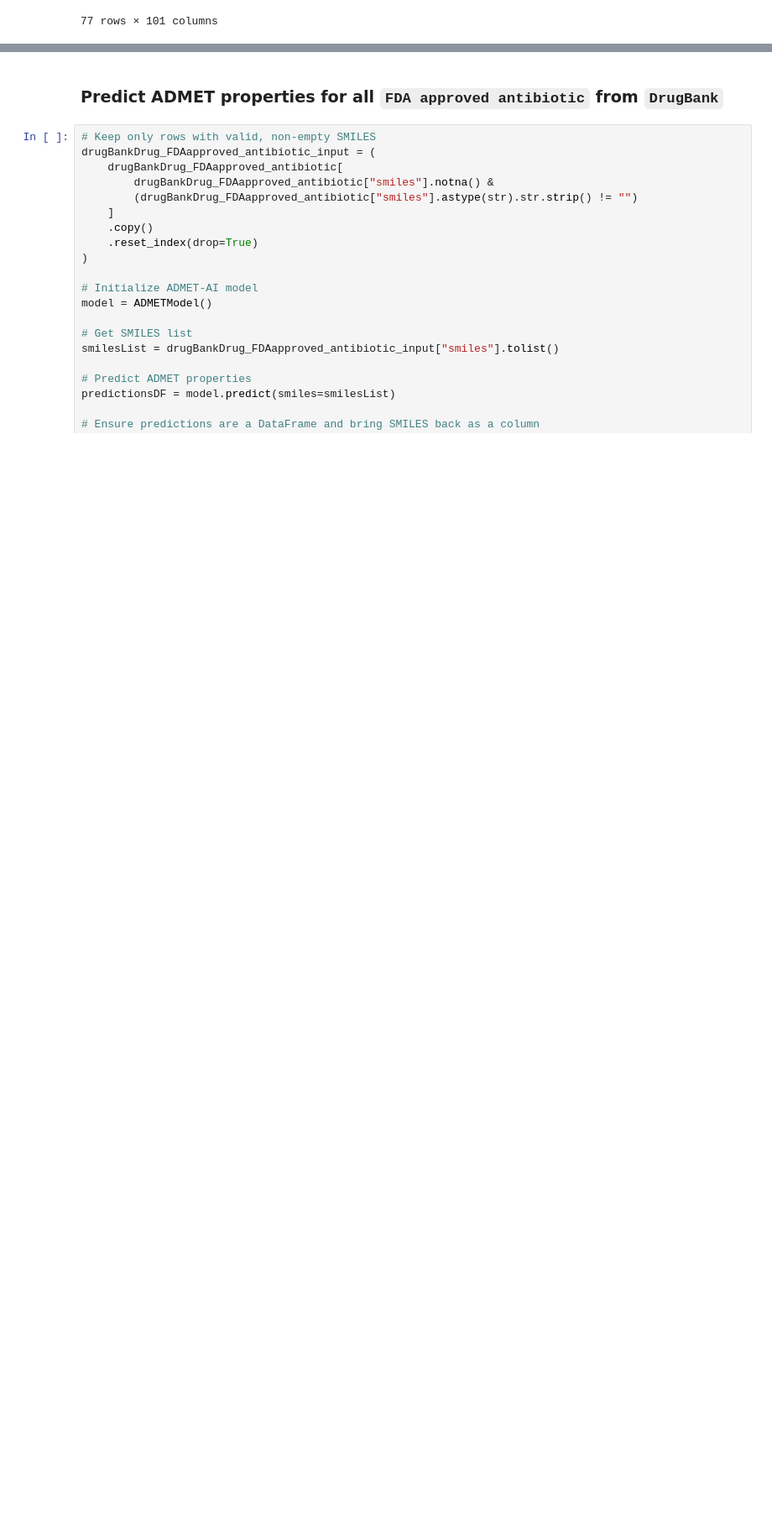
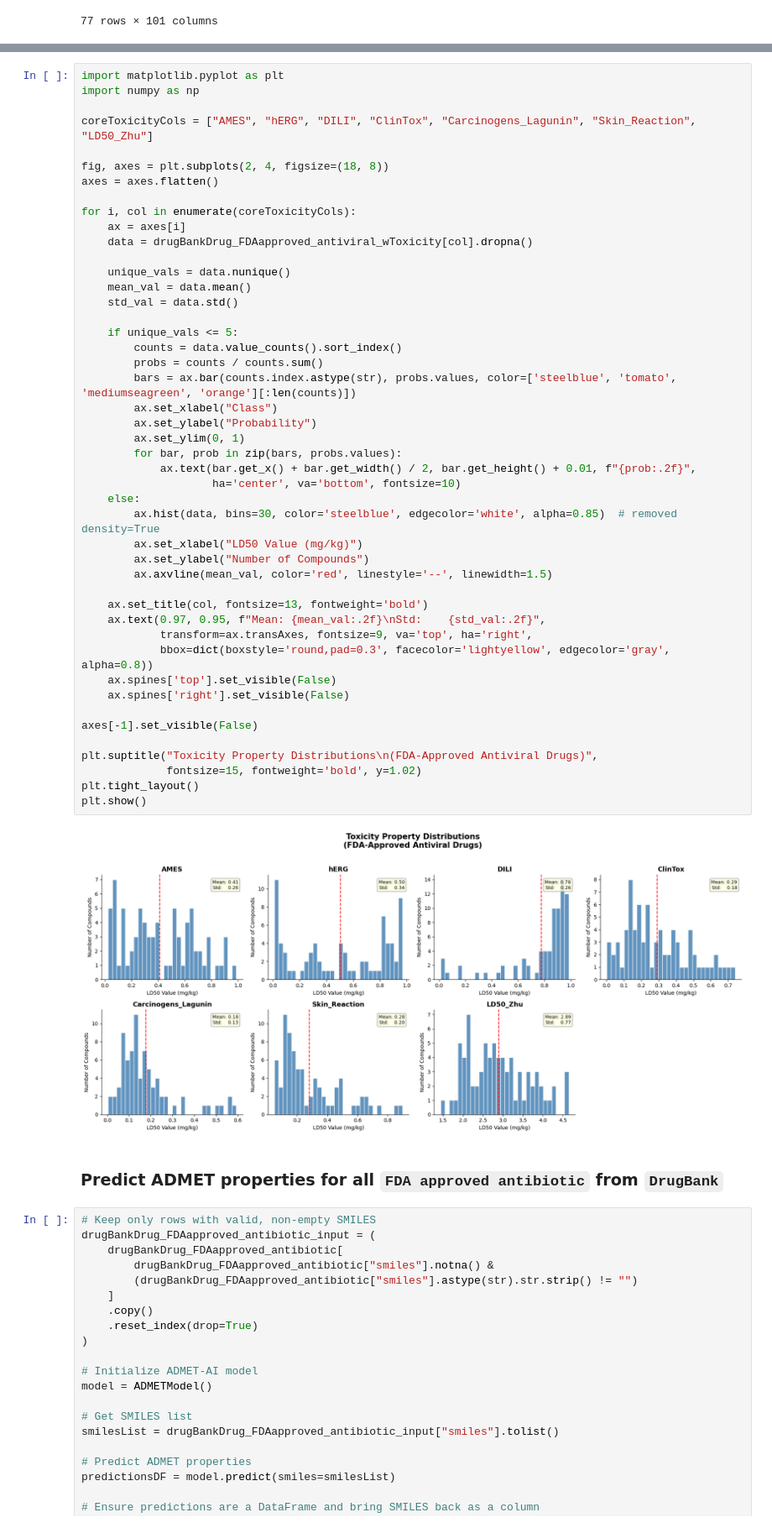
Before and after one commit to soumyadeepghosh35/DTRA_DrugDesign, a Jupyter notebook: DTRA_project_notebooks/Step6_Toxicity_DrugbankDrugcentral.ipynb, the cells around one changed output, grey strips where cells are left out. Shown at 84% size. Drawn from its saved outputs; the diff is of its cells as text; blank space fills up the shorter version.

```diff
--- a/DTRA_project_notebooks/Step6_Toxicity_DrugbankDrugcentral.ipynb
+++ b/DTRA_project_notebooks/Step6_Toxicity_DrugbankDrugcentral.ipynb
@@ -524,3 +559,51 @@ Predicted antiviral ADMET dataframe shape: (77, 101)
+# %%
+import matplotlib.pyplot as plt
+import numpy as np
+
+coreToxicityCols = ["AMES", "hERG", "DILI", "ClinTox", "Carcinogens_Lagunin", "Skin_Reaction", "LD50_Zhu"]
+
+fig, axes = plt.subplots(2, 4, figsize=(18, 8))
+axes = axes.flatten()
+
+for i, col in enumerate(coreToxicityCols):
+    ax = axes[i]
+    data = drugBankDrug_FDAapproved_antiviral_wToxicity[col].dropna()
+
+    unique_vals = data.nunique()
+    mean_val = data.mean()
+    std_val = data.std()
+
+    if unique_vals <= 5:
+        counts = data.value_counts().sort_index()
+        probs = counts / counts.sum()
+        bars = ax.bar(counts.index.astype(str), probs.values, color=['steelblue', 'tomato', 'mediumseagreen', 'orange'][:len(counts)])
+        ax.set_xlabel("Class")
+        ax.set_ylabel("Probability")
+        ax.set_ylim(0, 1)
+        for bar, prob in zip(bars, probs.values):
+            ax.text(bar.get_x() + bar.get_width() / 2, bar.get_height() + 0.01, f"{prob:.2f}",
+                    ha='center', va='bottom', fontsize=10)
+    else:
+        ax.hist(data, bins=30, color='steelblue', edgecolor='white', alpha=0.85)  # removed density=True
+        ax.set_xlabel("LD50 Value (mg/kg)")
+        ax.set_ylabel("Number of Compounds")
+        ax.axvline(mean_val, color='red', linestyle='--', linewidth=1.5)
+
+    ax.set_title(col, fontsize=13, fontweight='bold')
+    ax.text(0.97, 0.95, f"Mean: {mean_val:.2f}\nStd:    {std_val:.2f}",
+            transform=ax.transAxes, fontsize=9, va='top', ha='right',
+            bbox=dict(boxstyle='round,pad=0.3', facecolor='lightyellow', edgecolor='gray', alpha=0.8))
+    ax.spines['top'].set_visible(False)
+    ax.spines['right'].set_visible(False)
+
+axes[-1].set_visible(False)
+
+plt.suptitle("Toxicity Property Distributions\n(FDA-Approved Antiviral Drugs)",
+             fontsize=15, fontweight='bold', y=1.02)
+plt.tight_layout()
+plt.show()
+# %% [output]
+[figure, added]
 # %% [markdown]
 ### Predict ADMET properties for all `FDA approved antibiotic` from `DrugBank`
 # %%
```
Also changed, not shown: parts of 3 cells of this notebook, 1 other file.
